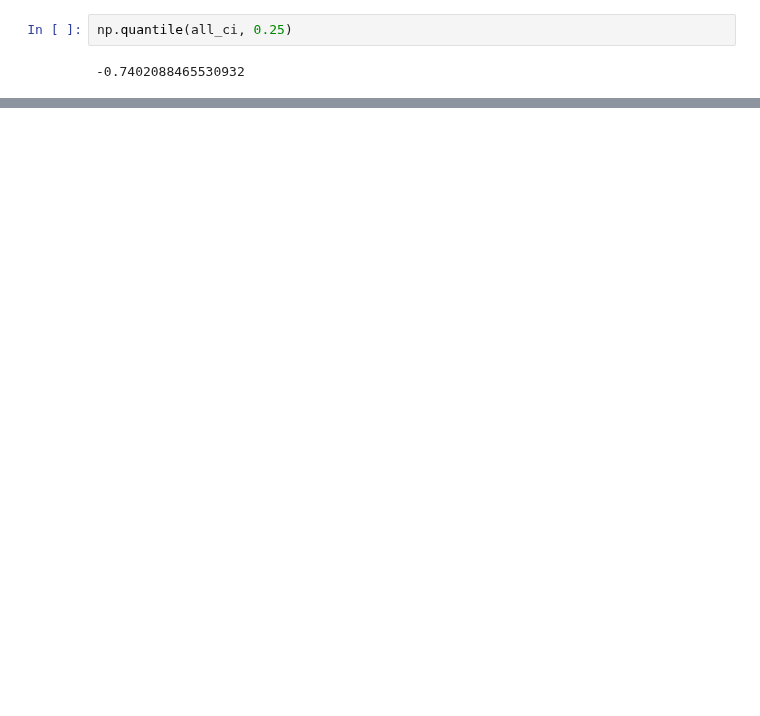
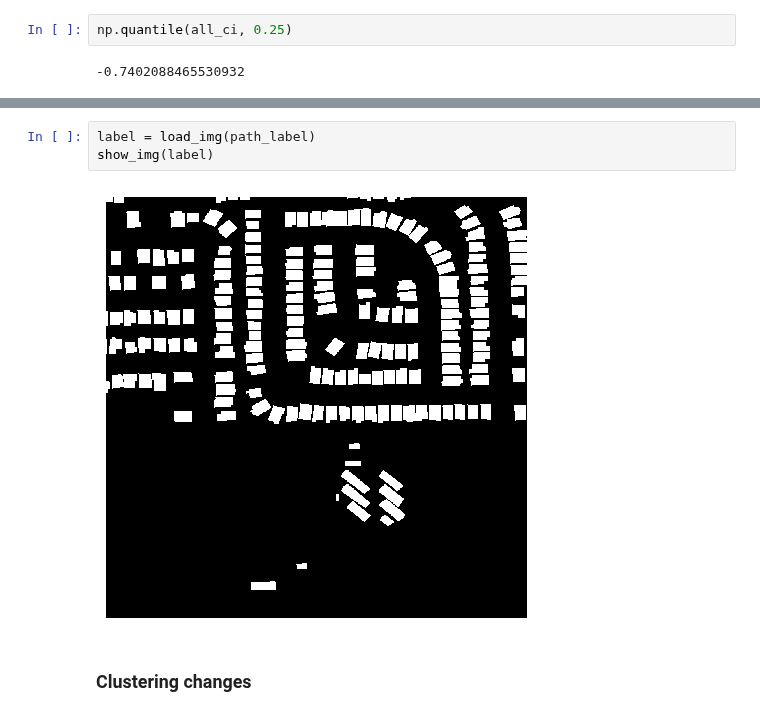
Before and after one commit to brustt/stylo_magique_intership_ign, a Jupyter notebook: notebooks/exploration/segment_any_change.ipynb, the cells around one changed output, grey strips where cells are left out. Drawn from its saved outputs; the diff is of its cells as text; blank space fills up the shorter version.

```diff
--- a/notebooks/exploration/segment_any_change.ipynb
+++ b/notebooks/exploration/segment_any_change.ipynb
@@ -342,0 +463,7 @@ plt.tight_layout()
+# %%
+label = load_img(path_label)
+show_img(label)
+# %% [output]
+[figure, added]
+# %% [markdown]
+### Clustering changes
```
Also changed, not shown: parts of 40 cells of this notebook, 21 other files.
